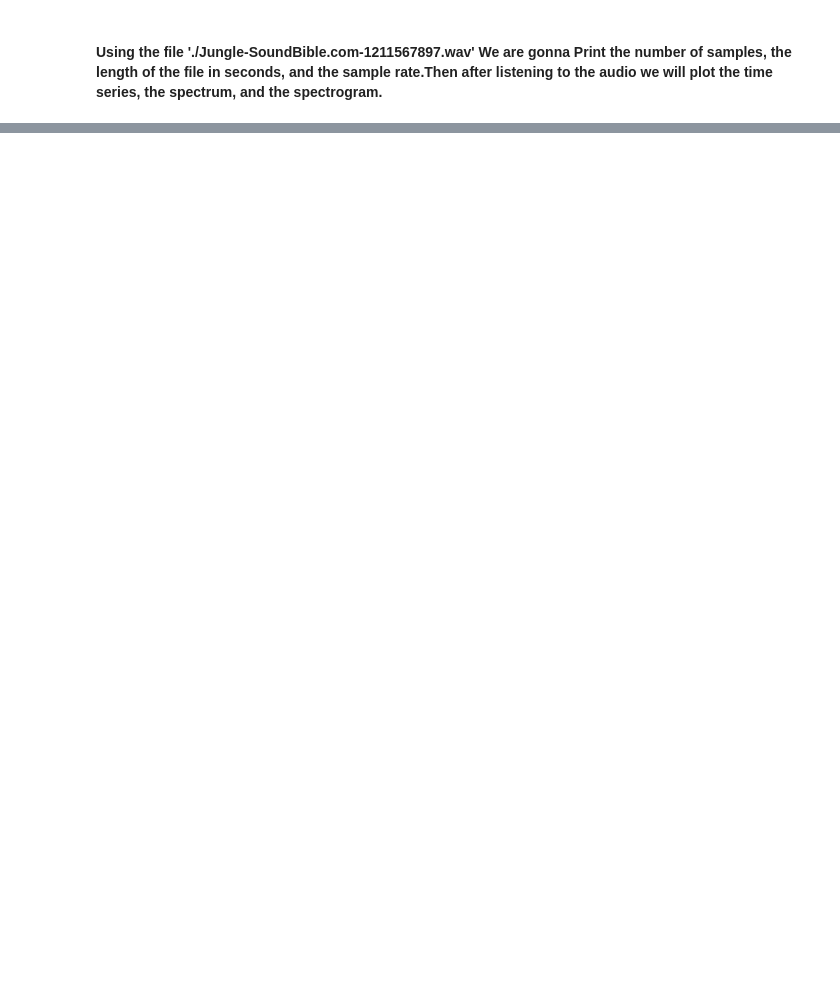
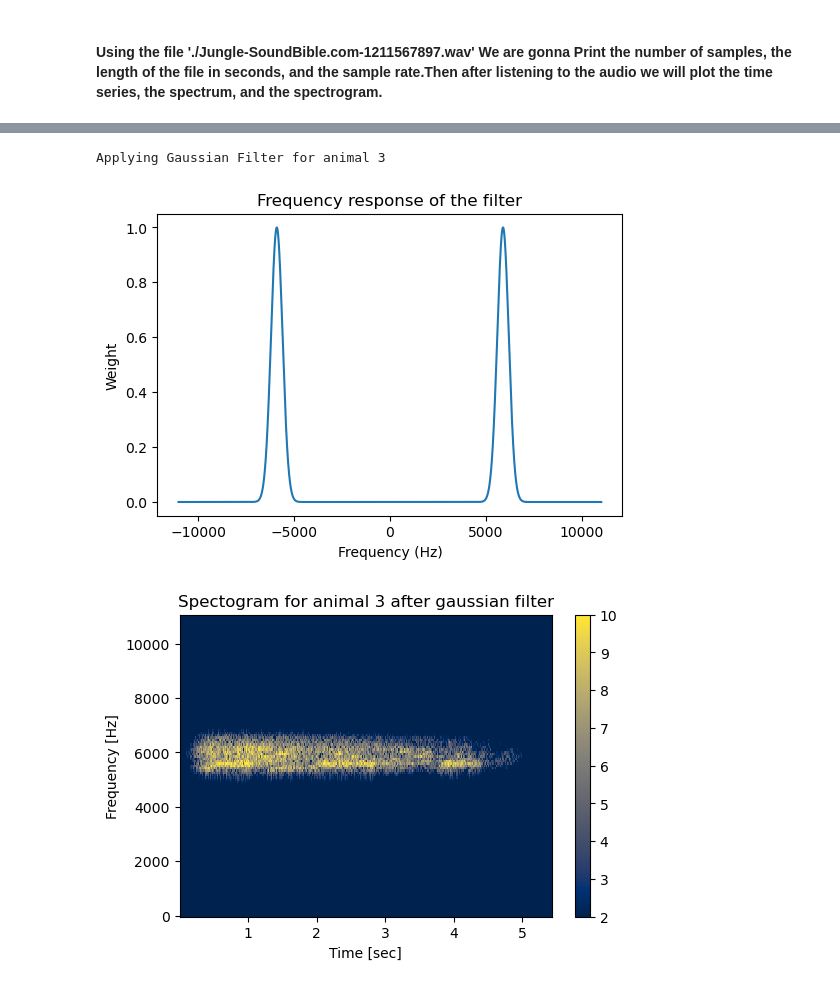
Before and after one commit to batfleck-06/Signal-processing-and-Fourier-tranforms, a Jupyter notebook: Signal Processing and FFT.ipynb, the cells around one changed output, grey strips where cells are left out. Cells and saved outputs as stored; diff of their text form; code cells hidden in the pictures; blank space fills up the shorter version.

```diff
--- a/Signal Processing and FFT.ipynb
+++ b/Signal Processing and FFT.ipynb
@@ -35,0 +313,52 @@ import IPython.display as ipd
+# %%
+print("Applying Gaussian Filter for animal 3")
+freq_min = 5000
+freq_max = 6800
+
+# Calculate the center frequency and width of the Gaussian
+fc = (freq_min + freq_max) / 2
+sigma = (freq_max - freq_min) / 6
+
+# Calculate the Gaussian weights for each frequency
+weights = np.exp(-((np.abs(freq) - np.abs(fc))**2) / (2*sigma**2))
+
+# Let's plot the filter
+plt.plot(freq, weights)
+plt.title("Frequency response of the filter")
+plt.xlabel("Frequency (Hz)")
+plt.ylabel("Weight")
+plt.show()
+
+
+
+sound_data_FFT_filtered = sound_data_FFT*weights
+
+
+
+# we have to first apply the inverse fftshift
+sound_data_FFT_fBack = ifftshift(sound_data_FFT_filtered)
+
+# now we apply the inverse FFT
+animal_three_reconstructed_gauss = ifft(sound_data_FFT_fBack)
+
+
+animal_three_reconstructed_gauss = animal_three_reconstructed_gauss.real
+
+# Plotting Spectogram of reconstucted sound from gaussian
+
+f, t, Sxx = signal.spectrogram(animal_three_reconstructed_gauss, samp_rate)
+
+plt.pcolormesh(t, f, np.log(Sxx),cmap = "cividis", vmin=2, vmax=10)
+plt.ylabel("Frequency [Hz]")
+
+plt.xlabel("Time [sec]")
+plt.title("Spectogram for animal 3 after gaussian filter")
+plt.colorbar()
+
+plt.show()
+
+ipd.Audio(animal_three_reconstructed_gauss, rate = samp_rate )
+# %% [output]
+Applying Gaussian Filter for animal 3
+[figure, added]
+[figure, added]
```
Also changed, not shown: parts of 5 cells of this notebook, 1 other file.
